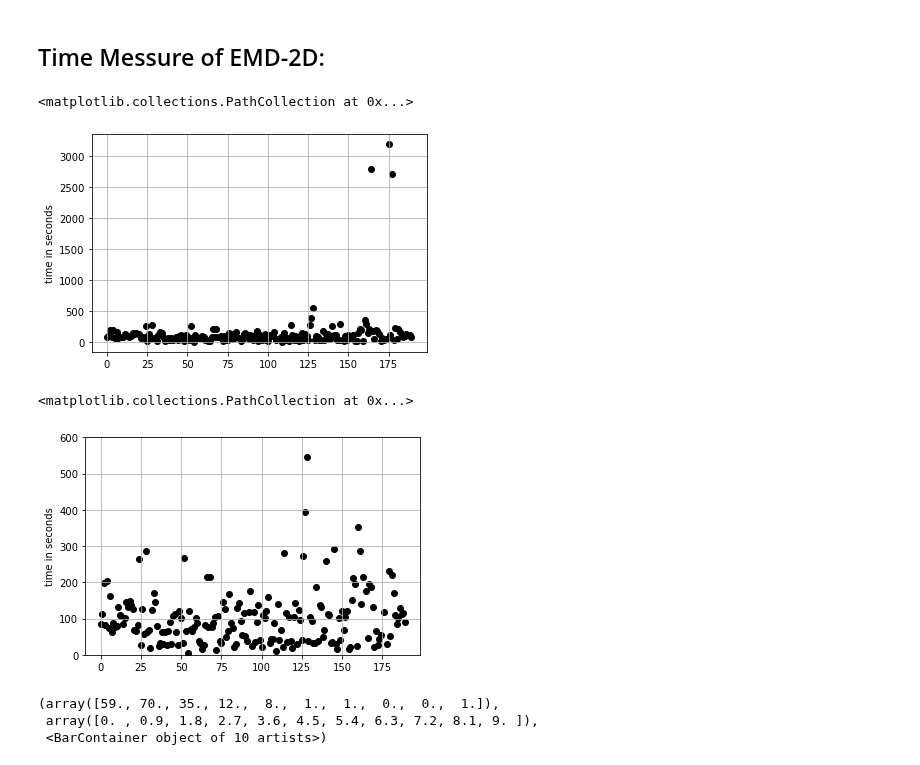
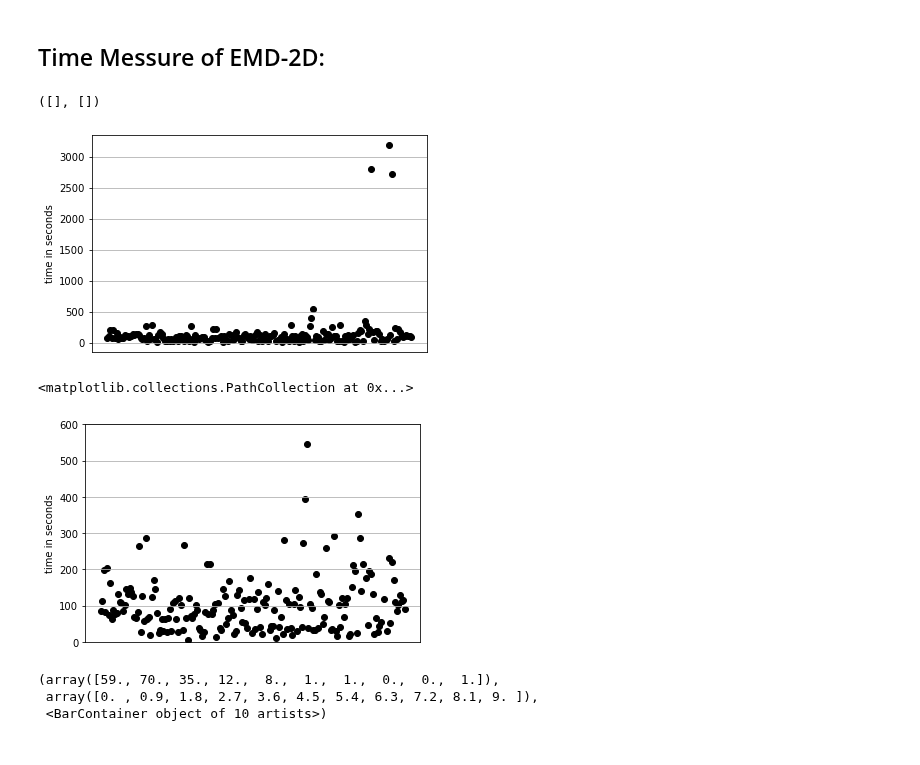
Before and after one commit to Matt88Ac/Hilbert-Huang-Transform-Super-Resolution, a Jupyter notebook: Time_and_Error_EMD2D_stats.ipynb, the cells around one changed output. Saved outputs shown, nothing was run; the diff lists cells and outputs as text; code cells hidden in the pictures.

```diff
--- a/Time_and_Error_EMD2D_stats.ipynb
+++ b/Time_and_Error_EMD2D_stats.ipynb
@@ -23,18 +23,20 @@ ssim = data['SSIM']
 # %%
 plt.grid()
 plt.ylabel('time in seconds')
 plt.scatter(rang, tim, c='black')
+plt.xticks([])
 # %% [output]
-<matplotlib.collections.PathCollection at 0x...>
+([], [])
-[figure, old version]
+[figure, new version]
 # %%
 plt.ylim(0, 600)
 plt.grid()
 plt.ylabel('time in seconds')
+plt.xticks([])
 plt.scatter(rang, tim, cmap=cm.binary, c='black')
 # %% [output]
 <matplotlib.collections.PathCollection at 0x...>
-[figure, old version]
+[figure, new version]
 # %%
 tims = np.zeros(10)
 k = 60
```
Also changed, not shown: parts of 6 cells of this notebook.
